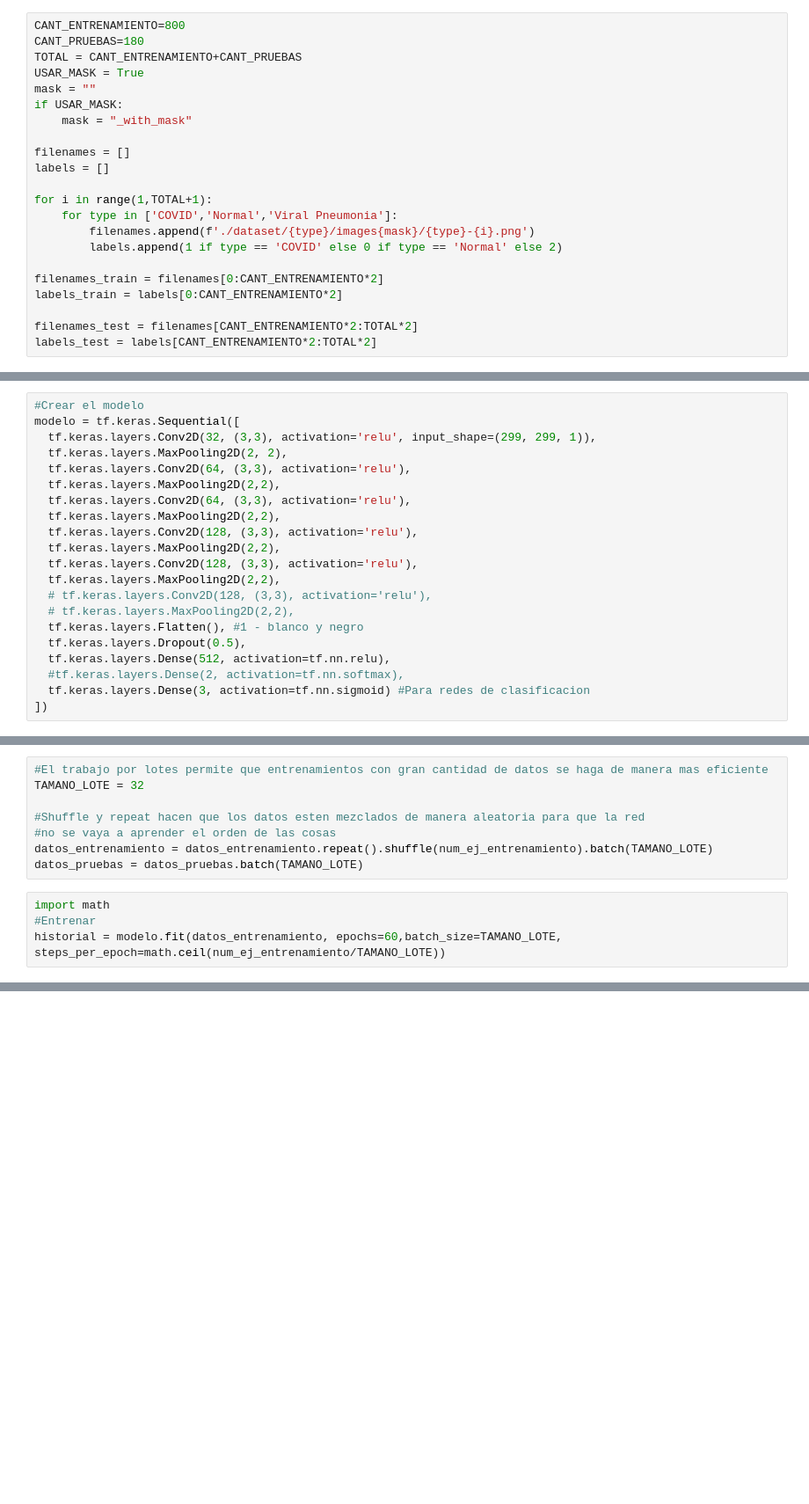
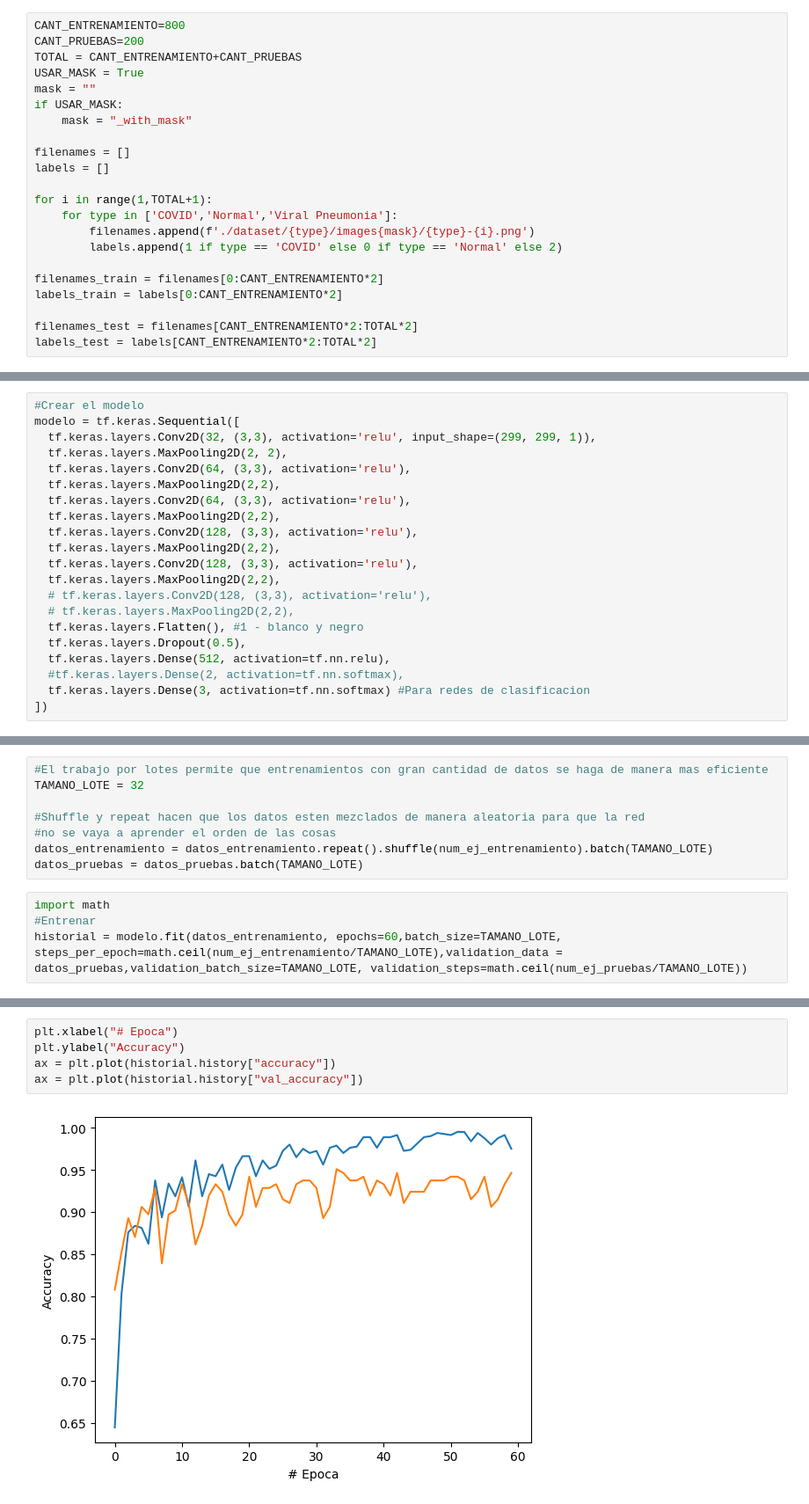
Before and after one commit to fideldalmasso/ic2022, a Jupyter notebook: script_categorico.ipynb, the cells around one changed output, grey strips where cells are left out. Shown at 88% size. Drawn from its saved outputs; the diff is of its cells as text; blank space fills up the shorter version.

```diff
--- a/script_categorico.ipynb
+++ b/script_categorico.ipynb
@@ -4,6 +42,6 @@ import tensorflow_datasets as tfds
 # %%
 CANT_ENTRENAMIENTO=800
-CANT_PRUEBAS=180
+CANT_PRUEBAS=200
 TOTAL = CANT_ENTRENAMIENTO+CANT_PRUEBAS
 USAR_MASK = True
 mask = ""
@@ -98,5 +144,5 @@ modelo = tf.keras.Sequential([
   tf.keras.layers.Dropout(0.5),
   tf.keras.layers.Dense(512, activation=tf.nn.relu),
   #tf.keras.layers.Dense(2, activation=tf.nn.softmax),
-  tf.keras.layers.Dense(3, activation=tf.nn.sigmoid) #Para redes de clasificacion
+  tf.keras.layers.Dense(3, activation=tf.nn.softmax) #Para redes de clasificacion
 ])
@@ -125,4 +193,4 @@ datos_pruebas = datos_pruebas.batch(TAMANO_LOTE)
 # %%
 import math
 #Entrenar
-historial = modelo.fit(datos_entrenamiento, epochs=60,batch_size=TAMANO_LOTE, steps_per_epoch=math.ceil(num_ej_entrenamiento/TAMANO_LOTE))
+historial = modelo.fit(datos_entrenamiento, epochs=60,batch_size=TAMANO_LOTE, steps_per_epoch=math.ceil(num_ej_entrenamiento/TAMANO_LOTE),validation_data = datos_pruebas,validation_batch_size=TAMANO_LOTE, validation_steps=math.ceil(num_ej_pruebas/TAMANO_LOTE))
@@ -134,3 +223,10 @@ plt.plot(historial.history["loss"])
+# %%
+plt.xlabel("# Epoca")
+plt.ylabel("Accuracy")
+ax = plt.plot(historial.history["accuracy"])
+ax = plt.plot(historial.history["val_accuracy"])
+# %% [output]
+[figure, added]
 # %%
 #Pintar una cuadricula con varias predicciones, y marcar si fue correcta (azul) o incorrecta (roja)
 import numpy as np
```
Also changed, not shown: parts of 17 cells of this notebook.
